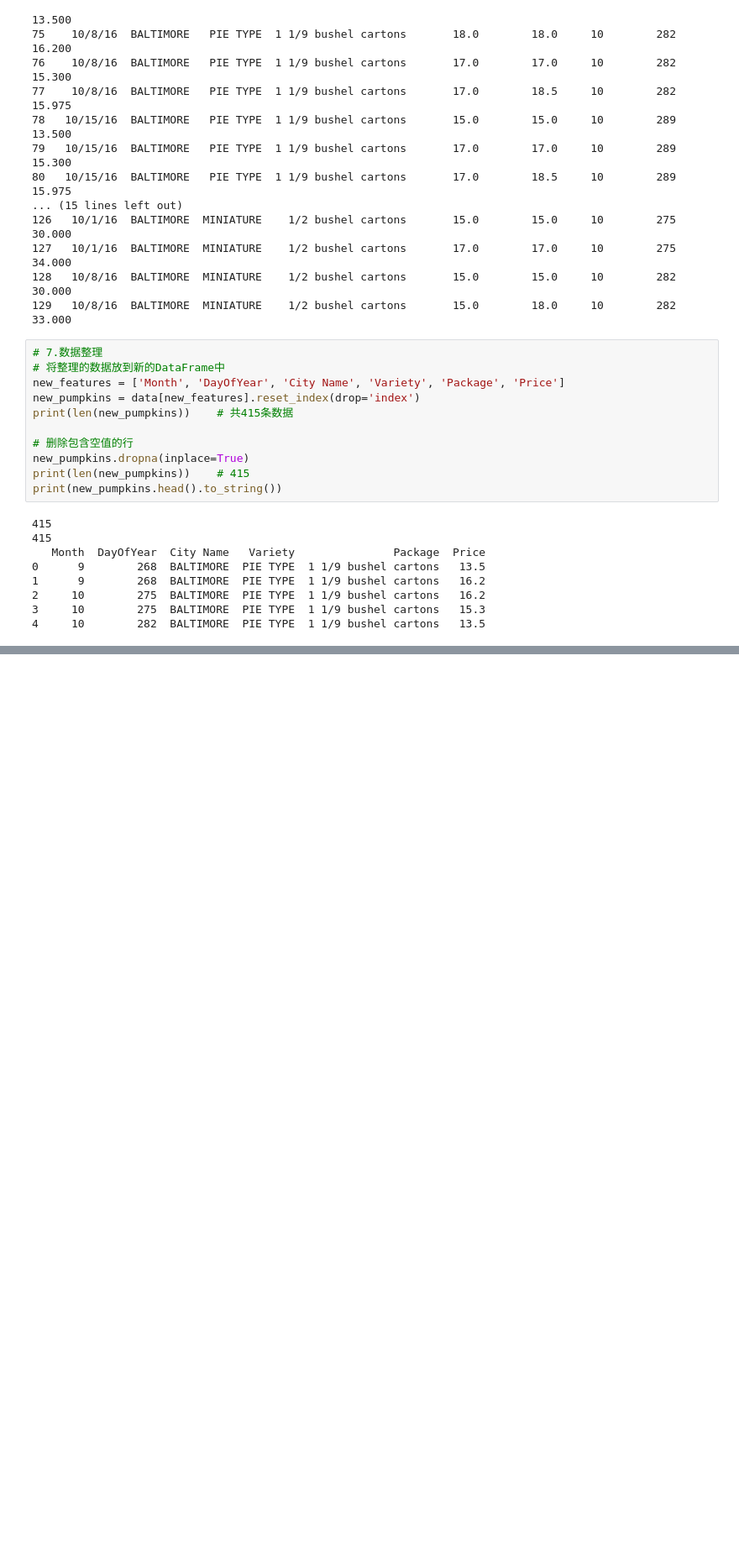
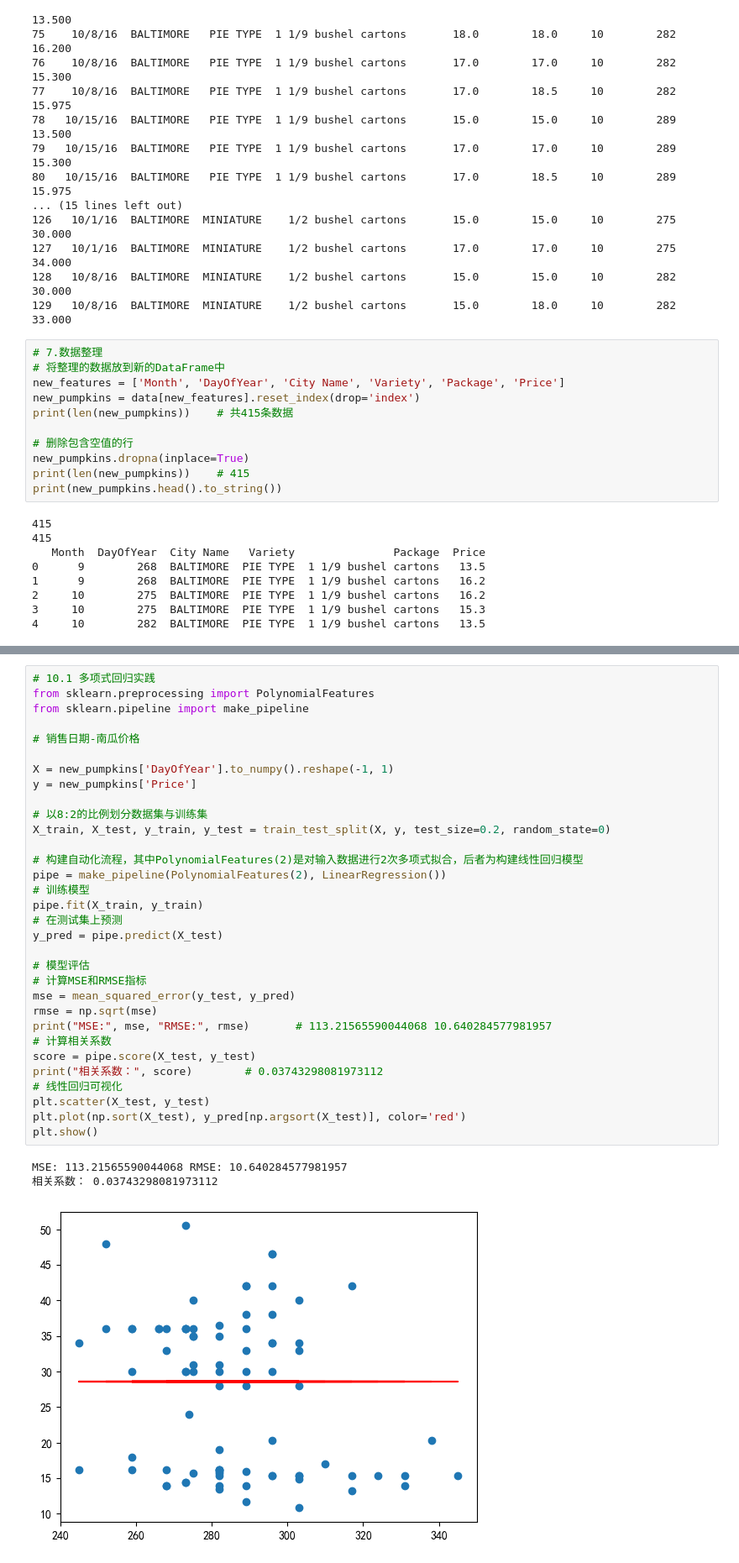
Before and after one commit to chenwenhao2025/xxqzy2, a Jupyter notebook: xxqdm2.1.ipynb, the cells around one changed output, grey strips where cells are left out. Shown: that part at 84% size. Drawn from its saved outputs; the diff is of its cells as text; blank space fills up the shorter version.

```diff
--- a/xxqdm2.1.ipynb
+++ b/xxqdm2.1.ipynb
@@ -320,3 +321,39 @@ print("相关系数：", score)        # 0.765158018180377
 # %% [output]
 MSE: 27.621753576504613 RMSE: 5.255640168096044
 相关系数： 0.765158018180377
+# %%
+# 10.1 多项式回归实践
+from sklearn.preprocessing import PolynomialFeatures
+from sklearn.pipeline import make_pipeline
+
+# 销售日期-南瓜价格
+
+X = new_pumpkins['DayOfYear'].to_numpy().reshape(-1, 1)
+y = new_pumpkins['Price']
+
+# 以8:2的比例划分数据集与训练集
+X_train, X_test, y_train, y_test = train_test_split(X, y, test_size=0.2, random_state=0)
+
+# 构建自动化流程，其中PolynomialFeatures(2)是对输入数据进行2次多项式拟合，后者为构建线性回归模型
+pipe = make_pipeline(PolynomialFeatures(2), LinearRegression())
+# 训练模型
+pipe.fit(X_train, y_train)
+# 在测试集上预测
+y_pred = pipe.predict(X_test)
+
+# 模型评估
+# 计算MSE和RMSE指标
+mse = mean_squared_error(y_test, y_pred)
+rmse = np.sqrt(mse)
+print("MSE:", mse, "RMSE:", rmse)       # 113.21565590044068 10.640284577981957
+# 计算相关系数
+score = pipe.score(X_test, y_test)
+print("相关系数：", score)        # 0.03743298081973112
+# 线性回归可视化
+plt.scatter(X_test, y_test)
+plt.plot(np.sort(X_test), y_pred[np.argsort(X_test)], color='red')
+plt.show()
+# %% [output]
+MSE: 113.21565590044068 RMSE: 10.640284577981957
+相关系数： 0.03743298081973112
+[figure, added]
```
Also changed, not shown: parts of 10 cells of this notebook.
